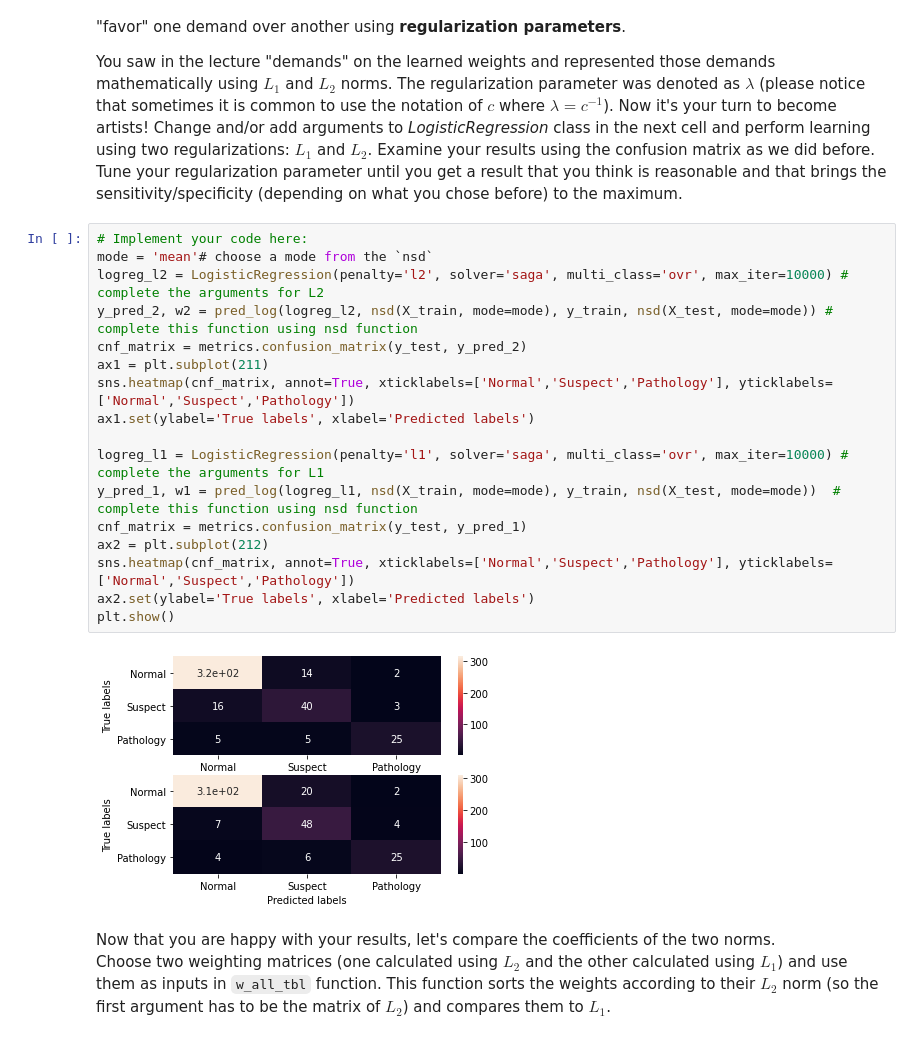
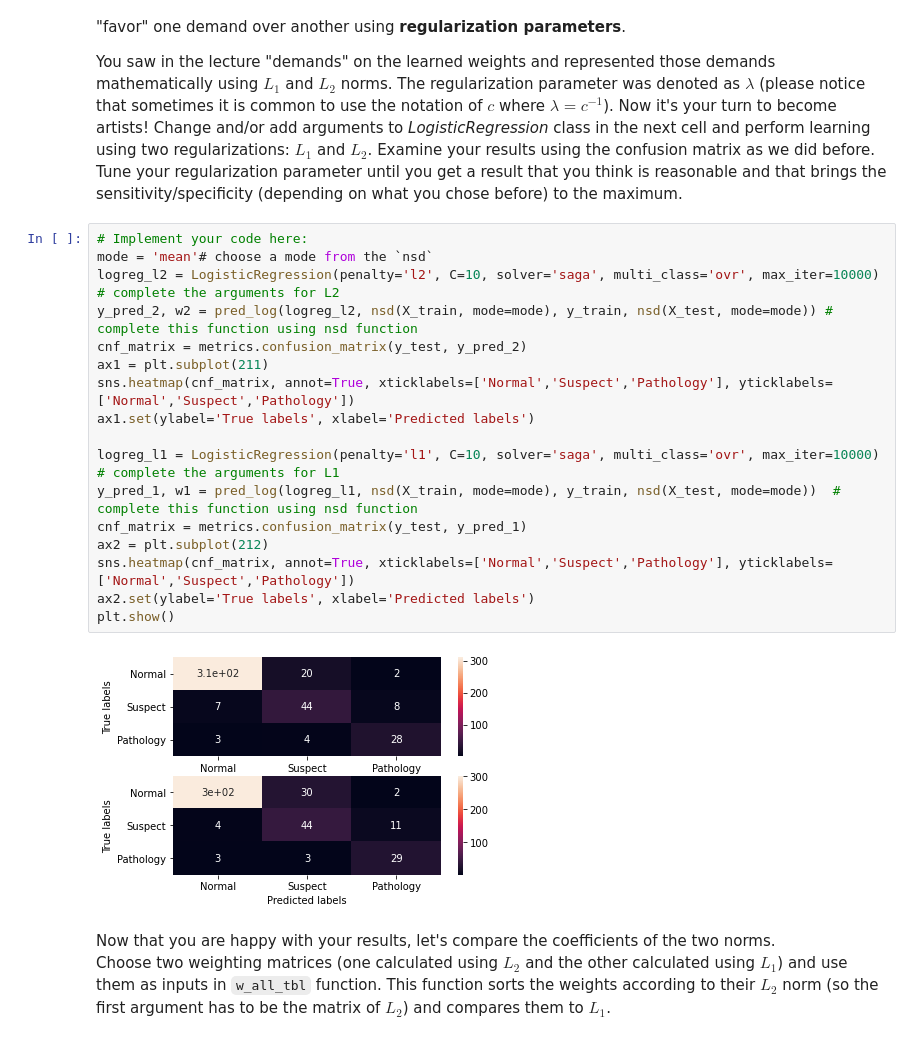
Before and after one commit to mlh-master/hw1_mlh-amit-yoel, a Jupyter notebook: HW1.ipynb, the cells around one changed output. Saved outputs shown, nothing was run; the diff lists cells and outputs as text.

```diff
--- a/HW1.ipynb
+++ b/HW1.ipynb
@@ -444,22 +444,22 @@ You saw in the lecture "demands" on the learned weights and represented those de
 # %%
 # Implement your code here:
 mode = 'mean'# choose a mode from the `nsd`
-logreg_l2 = LogisticRegression(penalty='l2', solver='saga', multi_class='ovr', max_iter=10000) # complete the arguments for L2
+logreg_l2 = LogisticRegression(penalty='l2', C=10, solver='saga', multi_class='ovr', max_iter=10000) # complete the arguments for L2
 y_pred_2, w2 = pred_log(logreg_l2, nsd(X_train, mode=mode), y_train, nsd(X_test, mode=mode)) # complete this function using nsd function
 cnf_matrix = metrics.confusion_matrix(y_test, y_pred_2)
 ax1 = plt.subplot(211)
 sns.heatmap(cnf_matrix, annot=True, xticklabels=['Normal','Suspect','Pathology'], yticklabels=['Normal','Suspect','Pathology'])
 ax1.set(ylabel='True labels', xlabel='Predicted labels')
 
-logreg_l1 = LogisticRegression(penalty='l1', solver='saga', multi_class='ovr', max_iter=10000) # complete the arguments for L1
+logreg_l1 = LogisticRegression(penalty='l1', C=10, solver='saga', multi_class='ovr', max_iter=10000) # complete the arguments for L1
 y_pred_1, w1 = pred_log(logreg_l1, nsd(X_train, mode=mode), y_train, nsd(X_test, mode=mode))  # complete this function using nsd function
 cnf_matrix = metrics.confusion_matrix(y_test, y_pred_1)
 ax2 = plt.subplot(212)
 sns.heatmap(cnf_matrix, annot=True, xticklabels=['Normal','Suspect','Pathology'], yticklabels=['Normal','Suspect','Pathology'])
 ax2.set(ylabel='True labels', xlabel='Predicted labels')
 plt.show()
 # %% [output]
-[figure, old version]
+[figure, new version]
 # %% [markdown]
 Now that you are happy with your results, let's compare the coefficients of the two norms.\
 Choose two weighting matrices (one calculated using $ L_2 $ and the other calculated using $ L_1 $) and use them as inputs in `w_all_tbl` function. This function sorts the weights according to their $ L_2 $ norm (so the first argument has to be the matrix of $ L_2 $) and compares them to $L_1$.
```
Also changed, not shown: parts of 9 cells of this notebook.
